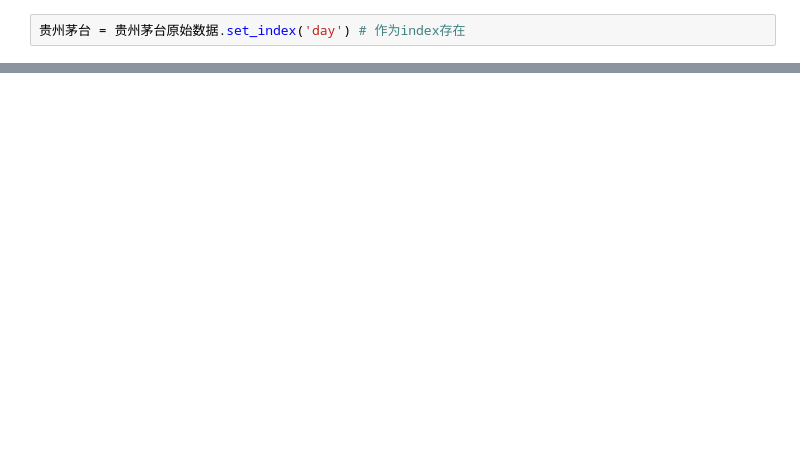
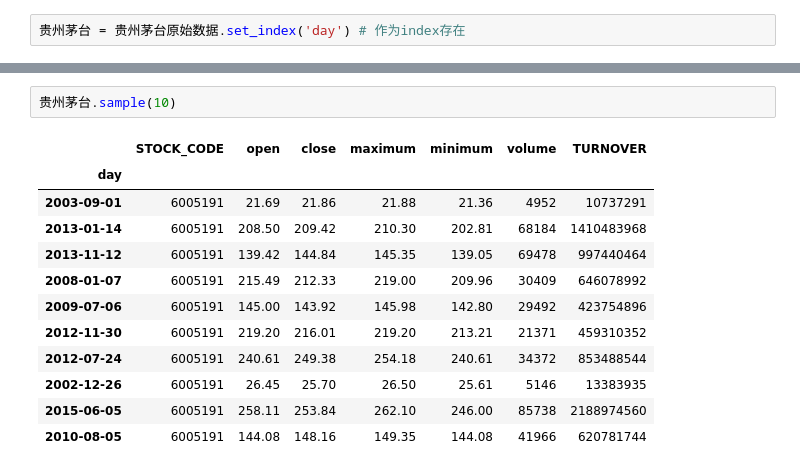
Before and after one commit to amor0613/7homework, a Jupyter notebook: 05-dataframe.ipynb, the cells around one changed output, grey strips where cells are left out. Drawn from its saved outputs; the diff is of its cells as text; blank space fills up the shorter version.

```diff
--- a/05-dataframe.ipynb
+++ b/05-dataframe.ipynb
@@ -81,0 +219,15 @@ SyntaxError: (unicode error) 'unicodeescape' codec can't decode bytes in positio
+# %%
+贵州茅台.sample(10)
+# %% [output]
+|  | STOCK_CODE | open | close | maximum | minimum | volume | TURNOVER |
+| day |  |  |  |  |  |  |  |
+| 2003-09-01 | 6005191 | 21.69 | 21.86 | 21.88 | 21.36 | 4952 | 10737291 |
+| 2013-01-14 | 6005191 | 208.50 | 209.42 | 210.30 | 202.81 | 68184 | 1410483968 |
+| 2013-11-12 | 6005191 | 139.42 | 144.84 | 145.35 | 139.05 | 69478 | 997440464 |
+| 2008-01-07 | 6005191 | 215.49 | 212.33 | 219.00 | 209.96 | 30409 | 646078992 |
+| 2009-07-06 | 6005191 | 145.00 | 143.92 | 145.98 | 142.80 | 29492 | 423754896 |
+| 2012-11-30 | 6005191 | 219.20 | 216.01 | 219.20 | 213.21 | 21371 | 459310352 |
+| 2012-07-24 | 6005191 | 240.61 | 249.38 | 254.18 | 240.61 | 34372 | 853488544 |
+| 2002-12-26 | 6005191 | 26.45 | 25.70 | 26.50 | 25.61 | 5146 | 13383935 |
+| 2015-06-05 | 6005191 | 258.11 | 253.84 | 262.10 | 246.00 | 85738 | 2188974560 |
+| 2010-08-05 | 6005191 | 144.08 | 148.16 | 149.35 | 144.08 | 41966 | 620781744 |
```
Also changed, not shown: parts of 19 cells of this notebook, 7 other files.
